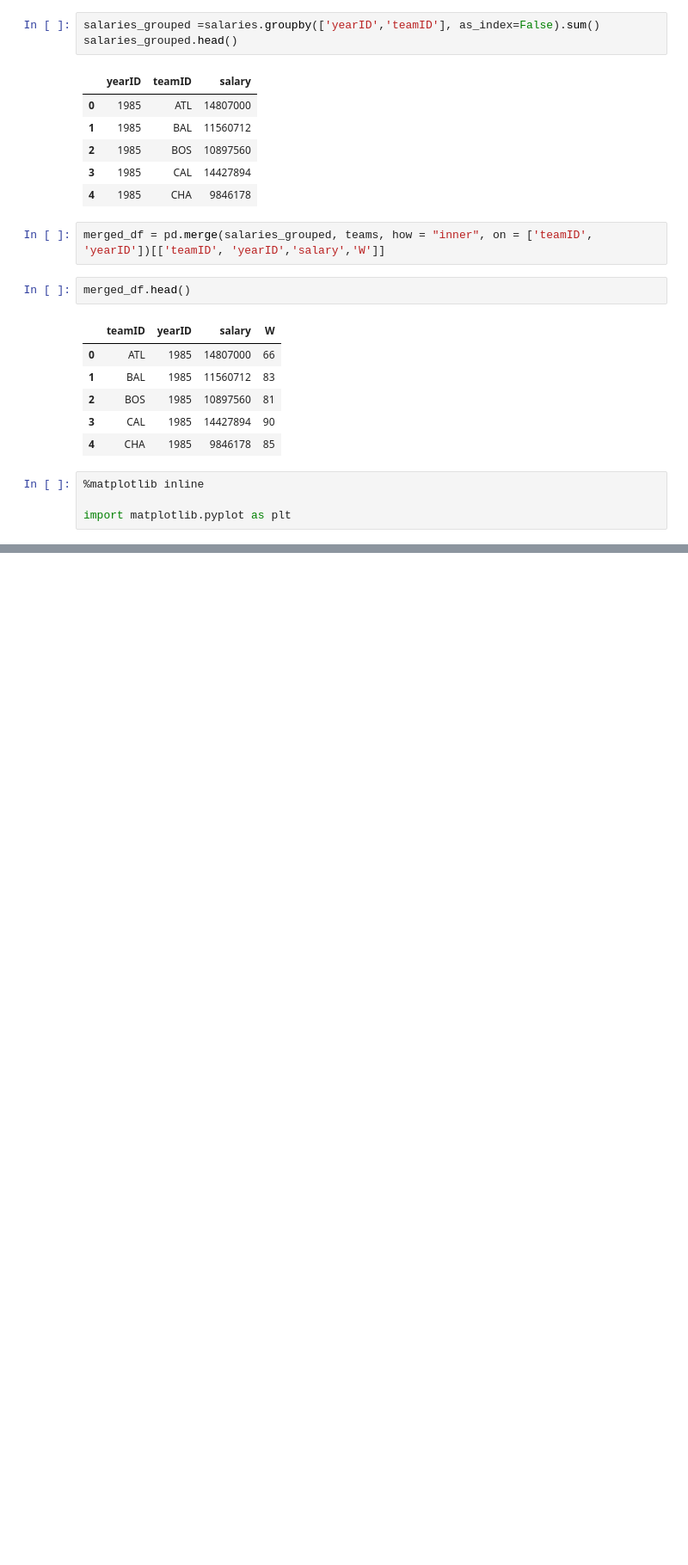
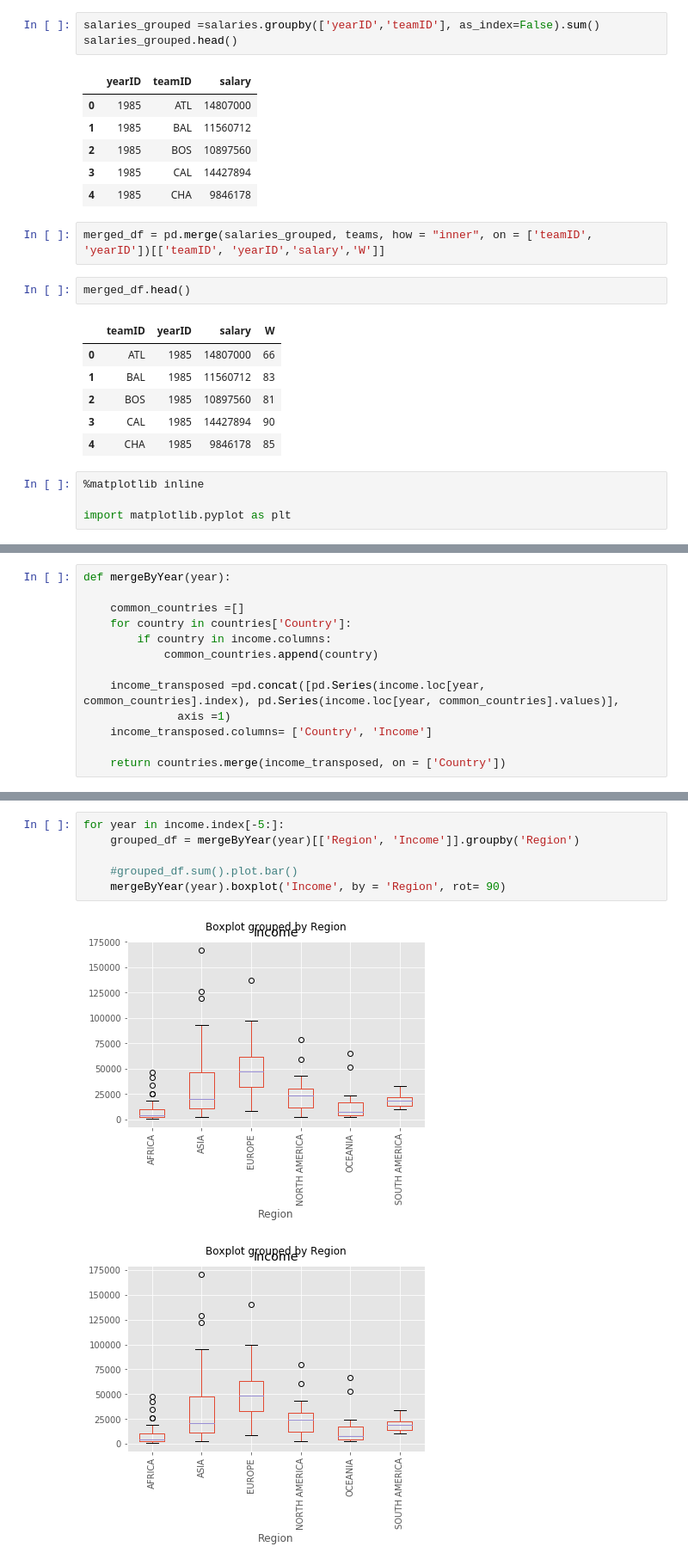
Before and after one commit to arunmarria/Fun-with-python, a Jupyter notebook: CS109 1.ipynb, the cells around one changed output, grey strips where cells are left out. Shown: that part at 86% size. Cells and saved outputs as stored; diff of their text form; blank space fills up the shorter version.

```diff
--- a/CS109 1.ipynb
+++ b/CS109 1.ipynb
@@ -142,0 +320,13 @@ merged_df.plot.scatter(x='W', y='salary')
+# %%
+def mergeByYear(year):
+
+    common_countries =[]
+    for country in countries['Country']:
+        if country in income.columns:
+            common_countries.append(country)
+
+    income_transposed =pd.concat([pd.Series(income.loc[year, common_countries].index), pd.Series(income.loc[year, common_countries].values)],
+              axis =1)
+    income_transposed.columns= ['Country', 'Income']
+
+    return countries.merge(income_transposed, on = ['Country'])
@@ -142,0 +375,9 @@ merged_df.plot.scatter(x='W', y='salary')
+# %%
+for year in income.index[-5:]:
+    grouped_df = mergeByYear(year)[['Region', 'Income']].groupby('Region')
+
+    #grouped_df.sum().plot.bar()
+    mergeByYear(year).boxplot('Income', by = 'Region', rot= 90)
+# %% [output]
+[figure, added]
+[figure, added]
```
Also changed, not shown: parts of 36 cells of this notebook, 15 other files.
